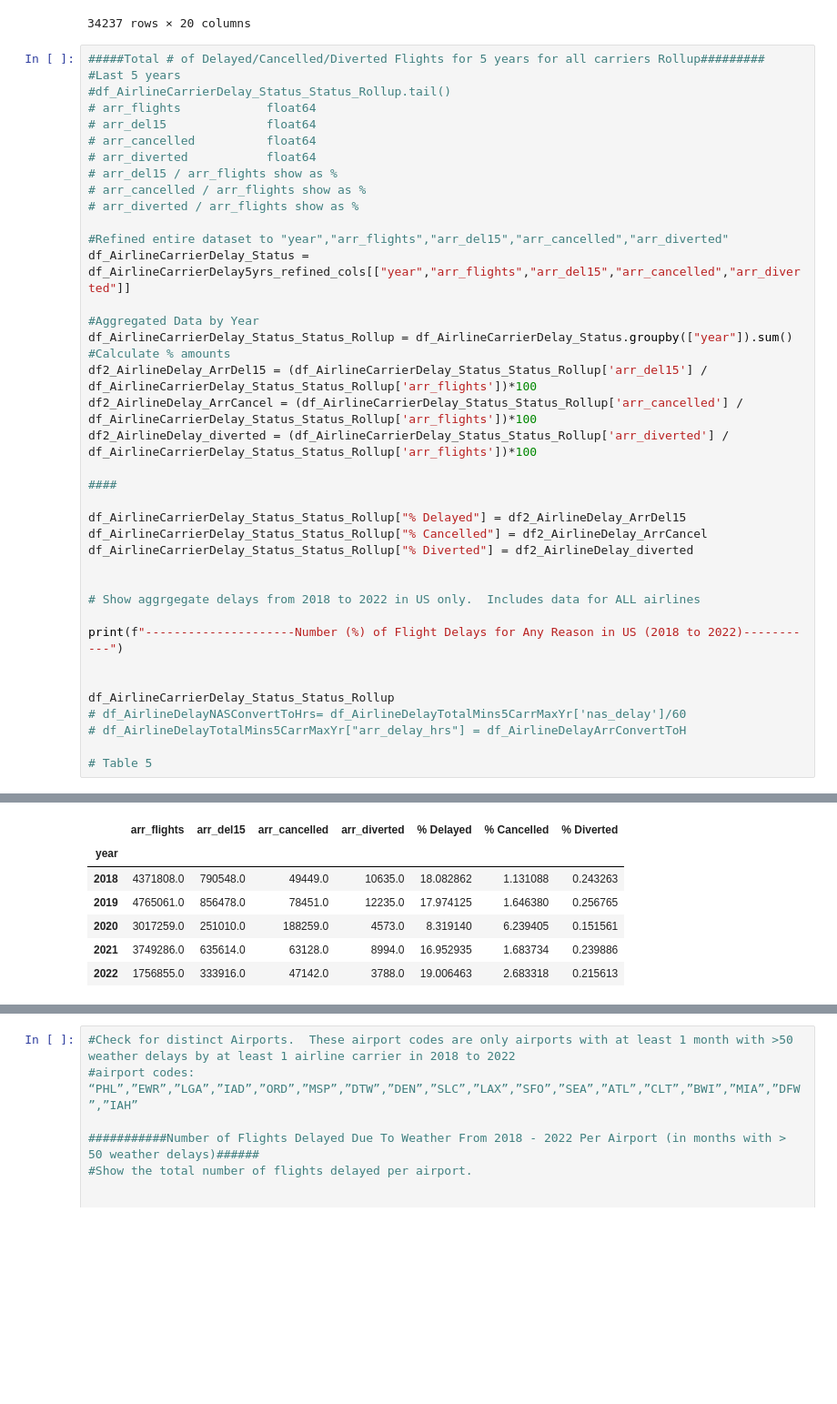
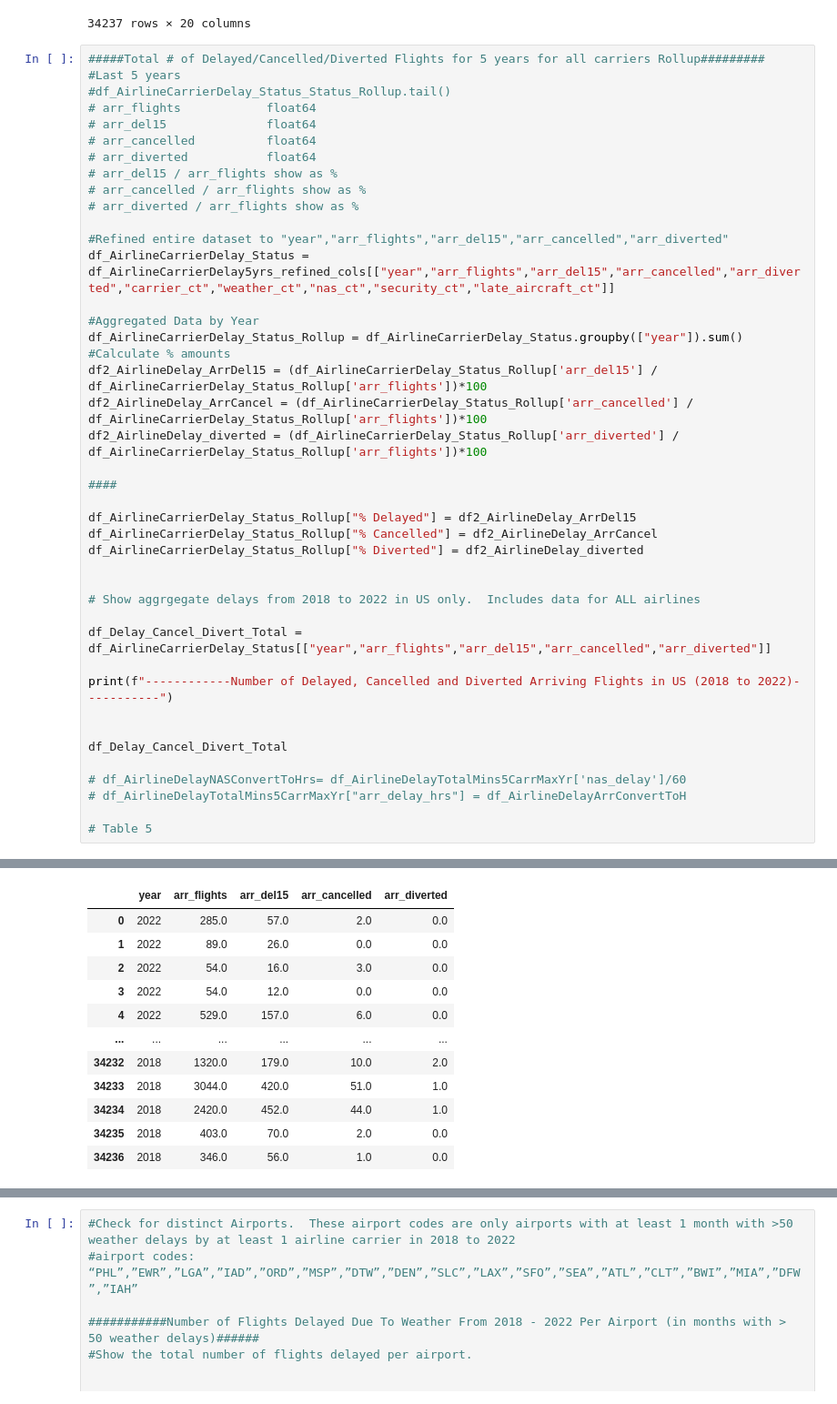
Before and after one commit to Tawn-Scotton/Team_3_Project_1, a Jupyter notebook: ProjectAirlineDelay.ipynb, the cells around one changed output, grey strips where cells are left out. Shown: that part at 91% size. Cells and saved outputs as stored; diff of their text form; blank space fills up the shorter version.

```diff
--- a/ProjectAirlineDelay.ipynb
+++ b/ProjectAirlineDelay.ipynb
@@ -232,28 +232,31 @@ df_AirlineCarrierDelay5yrs_refined_cols
 # arr_diverted / arr_flights show as %
 
 #Refined entire dataset to "year","arr_flights","arr_del15","arr_cancelled","arr_diverted"
-df_AirlineCarrierDelay_Status = df_AirlineCarrierDelay5yrs_refined_cols[["year","arr_flights","arr_del15","arr_cancelled","arr_diverted"]]
+df_AirlineCarrierDelay_Status = df_AirlineCarrierDelay5yrs_refined_cols[["year","arr_flights","arr_del15","arr_cancelled","arr_diverted","carrier_ct","weather_ct","nas_ct","security_ct","late_aircraft_ct"]]
 
 #Aggregated Data by Year
-df_AirlineCarrierDelay_Status_Status_Rollup = df_AirlineCarrierDelay_Status.groupby(["year"]).sum()
+df_AirlineCarrierDelay_Status_Rollup = df_AirlineCarrierDelay_Status.groupby(["year"]).sum()
 #Calculate % amounts
-df2_AirlineDelay_ArrDel15 = (df_AirlineCarrierDelay_Status_Status_Rollup['arr_del15'] / df_AirlineCarrierDelay_Status_Status_Rollup['arr_flights'])*100
-df2_AirlineDelay_ArrCancel = (df_AirlineCarrierDelay_Status_Status_Rollup['arr_cancelled'] / df_AirlineCarrierDelay_Status_Status_Rollup['arr_flights'])*100
-df2_AirlineDelay_diverted = (df_AirlineCarrierDelay_Status_Status_Rollup['arr_diverted'] / df_AirlineCarrierDelay_Status_Status_Rollup['arr_flights'])*100
+df2_AirlineDelay_ArrDel15 = (df_AirlineCarrierDelay_Status_Rollup['arr_del15'] / df_AirlineCarrierDelay_Status_Rollup['arr_flights'])*100
+df2_AirlineDelay_ArrCancel = (df_AirlineCarrierDelay_Status_Rollup['arr_cancelled'] / df_AirlineCarrierDelay_Status_Rollup['arr_flights'])*100
+df2_AirlineDelay_diverted = (df_AirlineCarrierDelay_Status_Rollup['arr_diverted'] / df_AirlineCarrierDelay_Status_Rollup['arr_flights'])*100
 
 ####
 
-df_AirlineCarrierDelay_Status_Status_Rollup["% Delayed"] = df2_AirlineDelay_ArrDel15
-df_AirlineCarrierDelay_Status_Status_Rollup["% Cancelled"] = df2_AirlineDelay_ArrCancel
-df_AirlineCarrierDelay_Status_Status_Rollup["% Diverted"] = df2_AirlineDelay_diverted
+df_AirlineCarrierDelay_Status_Rollup["% Delayed"] = df2_AirlineDelay_ArrDel15
+df_AirlineCarrierDelay_Status_Rollup["% Cancelled"] = df2_AirlineDelay_ArrCancel
+df_AirlineCarrierDelay_Status_Rollup["% Diverted"] = df2_AirlineDelay_diverted
 
 
 # Show aggrgegate delays from 2018 to 2022 in US only.  Includes data for ALL airlines
 
-print(f"---------------------Number (%) of Flight Delays for Any Reason in US (2018 to 2022)-----------")
+df_Delay_Cancel_Divert_Total = df_AirlineCarrierDelay_Status[["year","arr_flights","arr_del15","arr_cancelled","arr_diverted"]]
+
+print(f"------------Number of Delayed, Cancelled and Diverted Arriving Flights in US (2018 to 2022)-----------")
 
 
-df_AirlineCarrierDelay_Status_Status_Rollup
+df_Delay_Cancel_Divert_Total
+
 # df_AirlineDelayNASConvertToHrs= df_AirlineDelayTotalMins5CarrMaxYr['nas_delay']/60
 # df_AirlineDelayTotalMins5CarrMaxYr["arr_delay_hrs"] = df_AirlineDelayArrConvertToH
 
@@ -263,7 +266,12 @@ df_AirlineCarrierDelay_Status_Status_Rollup
-|  | arr_flights | arr_del15 | arr_cancelled | arr_diverted | % Delayed | % Cancelled | % Diverted |
-| year |  |  |  |  |  |  |  |
-| 2018 | 4371808.0 | 790548.0 | 49449.0 | 10635.0 | 18.082862 | 1.131088 | 0.243263 |
-| 2019 | 4765061.0 | 856478.0 | 78451.0 | 12235.0 | 17.974125 | 1.646380 | 0.256765 |
-| 2020 | 3017259.0 | 251010.0 | 188259.0 | 4573.0 | 8.319140 | 6.239405 | 0.151561 |
-| 2021 | 3749286.0 | 635614.0 | 63128.0 | 8994.0 | 16.952935 | 1.683734 | 0.239886 |
-| 2022 | 1756855.0 | 333916.0 | 47142.0 | 3788.0 | 19.006463 | 2.683318 | 0.215613 |
+|  | year | arr_flights | arr_del15 | arr_cancelled | arr_diverted |
+| 0 | 2022 | 285.0 | 57.0 | 2.0 | 0.0 |
+| 1 | 2022 | 89.0 | 26.0 | 0.0 | 0.0 |
+| 2 | 2022 | 54.0 | 16.0 | 3.0 | 0.0 |
+| 3 | 2022 | 54.0 | 12.0 | 0.0 | 0.0 |
+| 4 | 2022 | 529.0 | 157.0 | 6.0 | 0.0 |
+| ... | ... | ... | ... | ... | ... |
+| 34232 | 2018 | 1320.0 | 179.0 | 10.0 | 2.0 |
+| 34233 | 2018 | 3044.0 | 420.0 | 51.0 | 1.0 |
+| 34234 | 2018 | 2420.0 | 452.0 | 44.0 | 1.0 |
+| 34235 | 2018 | 403.0 | 70.0 | 2.0 | 0.0 |
+| 34236 | 2018 | 346.0 | 56.0 | 1.0 | 0.0 |
```
Also changed, not shown: parts of 12 cells of this notebook, 1 other file.
